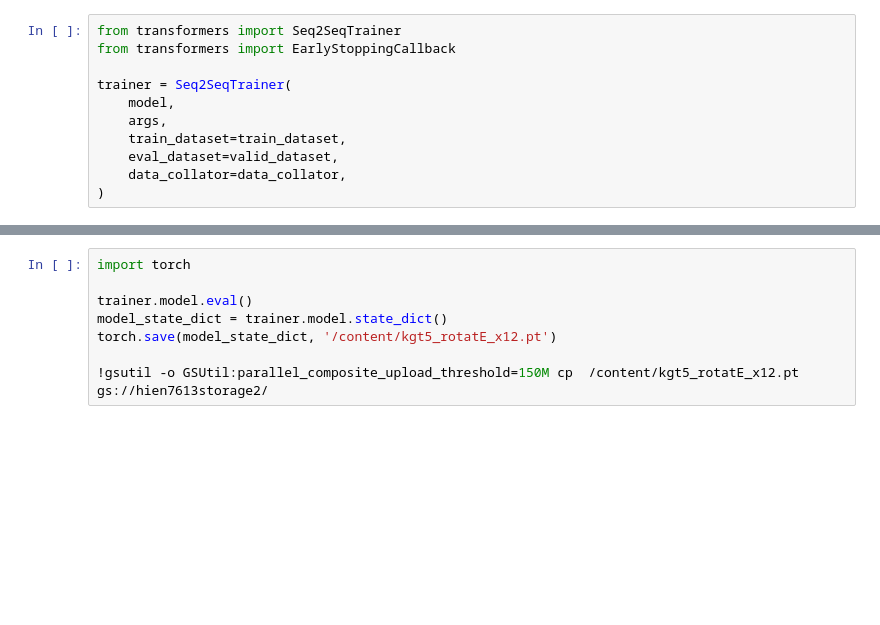
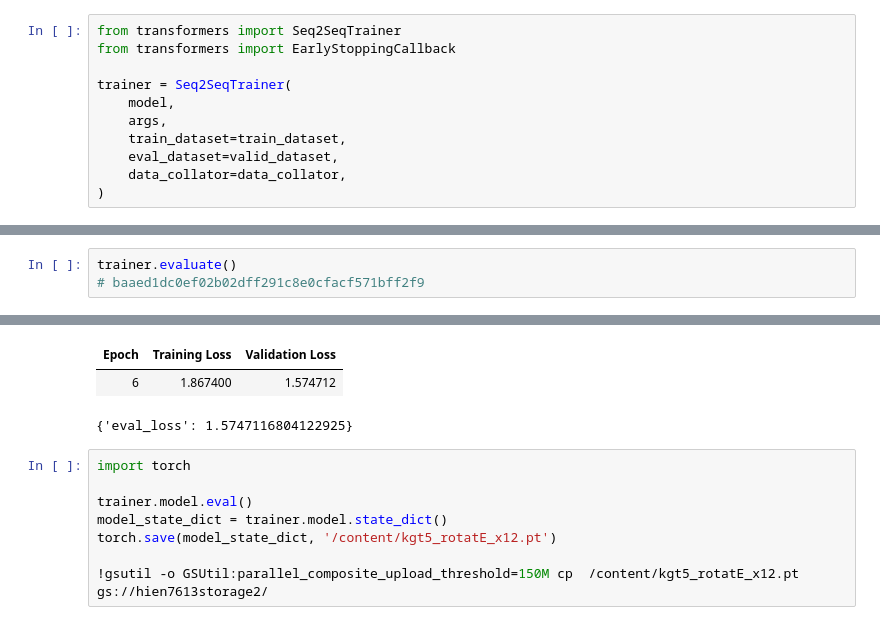
Before and after one commit to hiendang7613/Struct-KGS2S, a Jupyter notebook: training_evaluate_fb15k237.ipynb, the cells around one changed output, grey strips where cells are left out. Drawn from its saved outputs; the diff is of its cells as text; blank space fills up the shorter version.

```diff
--- a/training_evaluate_fb15k237.ipynb
+++ b/training_evaluate_fb15k237.ipynb
@@ -474,0 +507,4 @@ KeyboardInterrupt:
+# %%
+trainer.evaluate()
+# baaed1dc0ef02b02dff291c8e0cfacf571bff2f9
+# %% [output]
@@ -475,3 +512,6 @@ KeyboardInterrupt:
+| Epoch | Training Loss | Validation Loss |
+| 6 | 1.867400 | 1.574712 |
+{'eval_loss': 1.5747116804122925}
 # %%
 import torch
 
```
Also changed, not shown: parts of 15 cells of this notebook, 1 other file.
